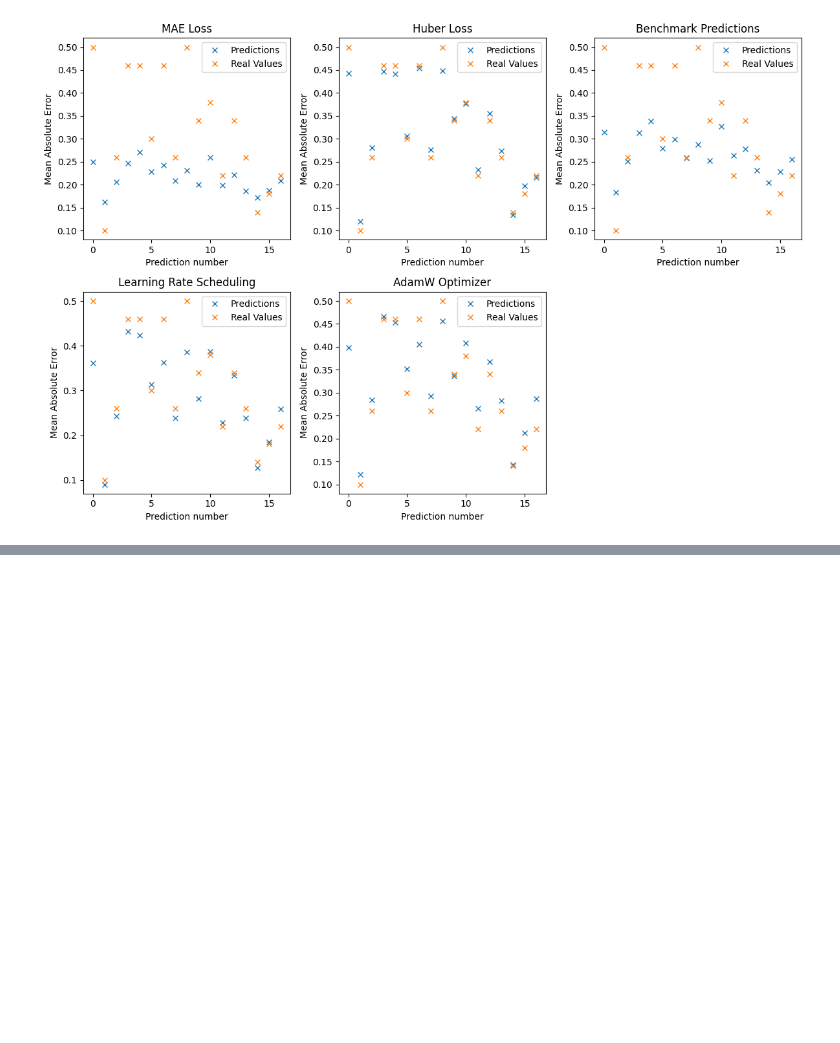
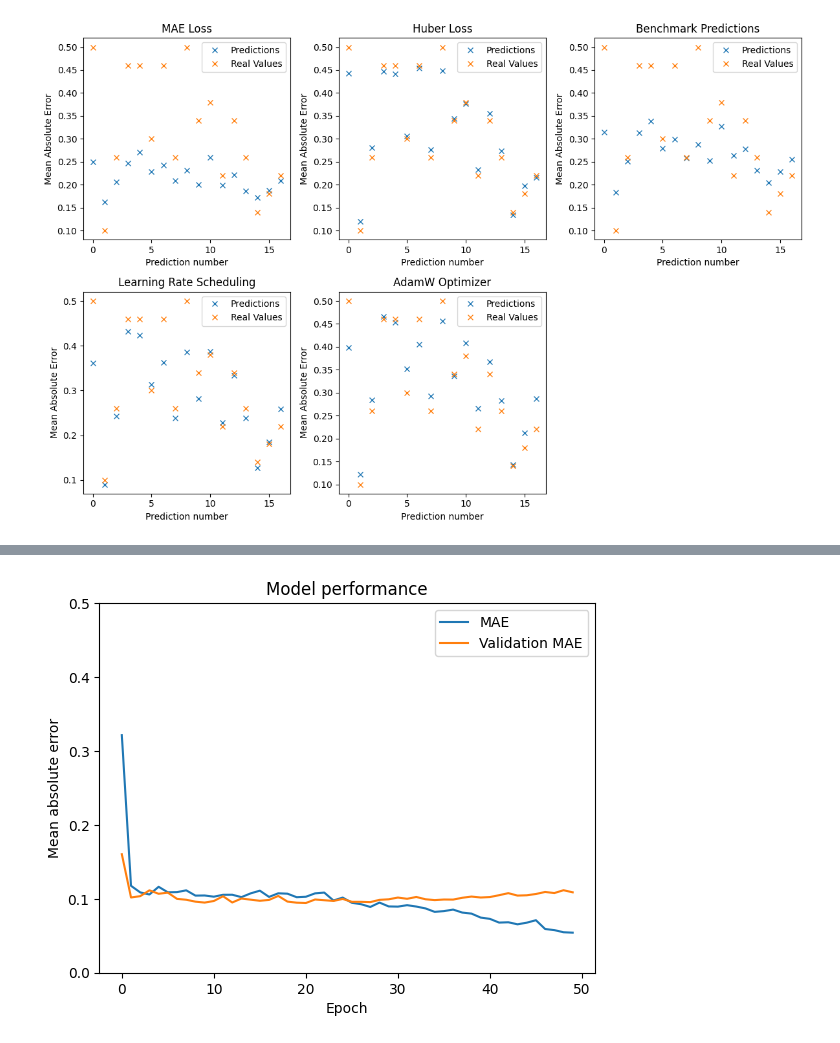
Before and after one commit to X-WasHere/Cosmological-Parameter-Inference, a Jupyter notebook: camels_02.ipynb, the cells around one changed output, grey strips where cells are left out. Drawn from its saved outputs; the diff is of its cells as text; code cells hidden in the pictures; blank space fills up the shorter version.

```diff
--- a/camels_02.ipynb
+++ b/camels_02.ipynb
@@ -457,13 +566,18 @@ Epoch 50/50
 # %%
-# Evaluate on test set
-test_loss, test_mae = model_opt.evaluate(X_test, y_test)
-print(f'MAE Loss - Test Loss: {test_loss}, Test MAE: {test_mae}\n')
+def eval_test(model, X_test, y_test, history):
+    '''Evaluate model using test images and plot MAE graph. Returns test loss and mae.'''
 
-# Plotting the training MAE compared to the validation MAE
-plt.plot(history.history['mae'], label='MAE')
-plt.plot(history.history['val_mae'], label = 'Validation MAE')
-plt.xlabel('Epoch')
-plt.ylabel('Mean absolute error')
-plt.legend(loc='best')
-plt.title('Model performance')
-plt.ylim(0,0.5)
+    # Evaluate on test set
+    test_loss, test_mae = model.evaluate(X_test, y_test)
+    print(f'MAE Loss - Test Loss: {test_loss}, Test MAE: {test_mae}\n')
+
+    # Plotting the training MAE compared to the validation MAE
+    plt.plot(history.history['mae'], label='MAE')
+    plt.plot(history.history['val_mae'], label = 'Validation MAE')
+    plt.xlabel('Epoch')
+    plt.ylabel('Mean absolute error')
+    plt.legend(loc='best')
+    plt.title('Model performance')
+    plt.ylim(0,0.5)
+
+    return test_loss, test_mae
@@ -476,0 +599,2 @@ MAE Loss - Test Loss: 0.00019758821872528642, Test MAE: 0.015661591663956642
+# %%
+X_train, X_test, X_val, y_train, y_test, y_val = bMap.split_data(new_labels, new_images)
@@ -476,0 +608,4 @@ MAE Loss - Test Loss: 0.00019758821872528642, Test MAE: 0.015661591663956642
+# %%
+model = model_1()
+model.compile(optimizer='adamw', loss='huber', metrics=['mae']) # Compile with AdamW optimizer and Huber loss
+history = model.fit(X_train, y_train, epochs=50, batch_size=16, callbacks=[callback], validation_data=(X_val, y_val)) # train with lr scheduling
@@ -476,0 +630,3 @@ MAE Loss - Test Loss: 0.00019758821872528642, Test MAE: 0.015661591663956642
+# %%
+test_loss, test_mae = eval_test(model, X_test, y_test, history)
+# %% [output]
@@ -476,0 +635 @@ MAE Loss - Test Loss: 0.00019758821872528642, Test MAE: 0.015661591663956642
+[figure, added]
```
Also changed, not shown: parts of 36 cells of this notebook.
